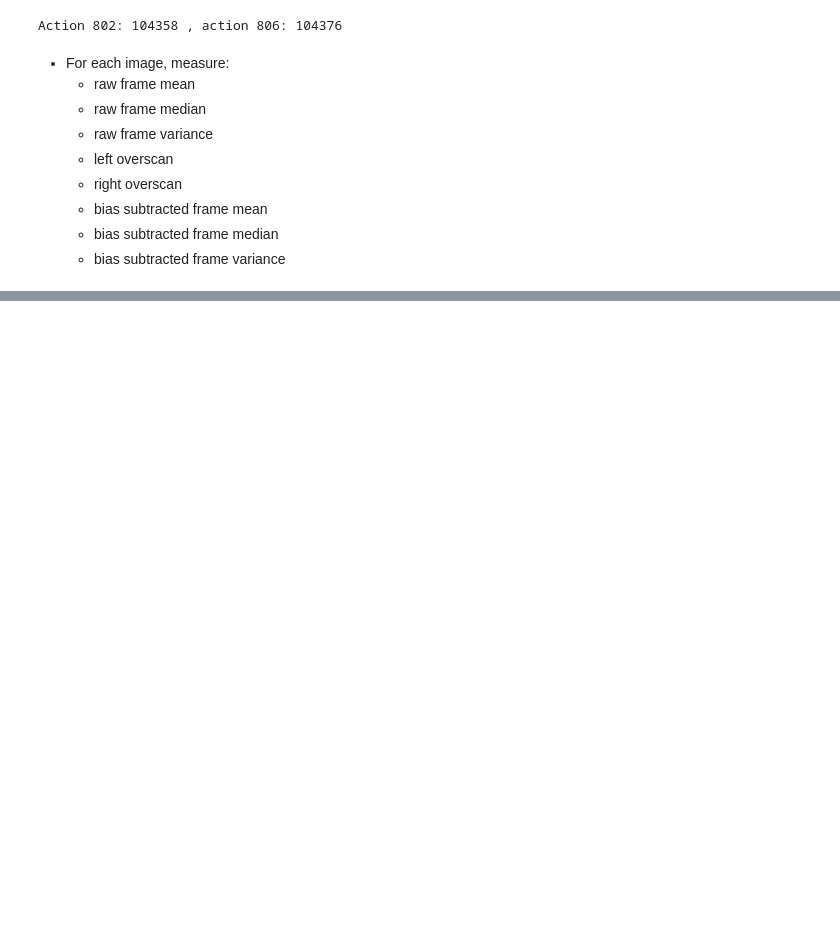
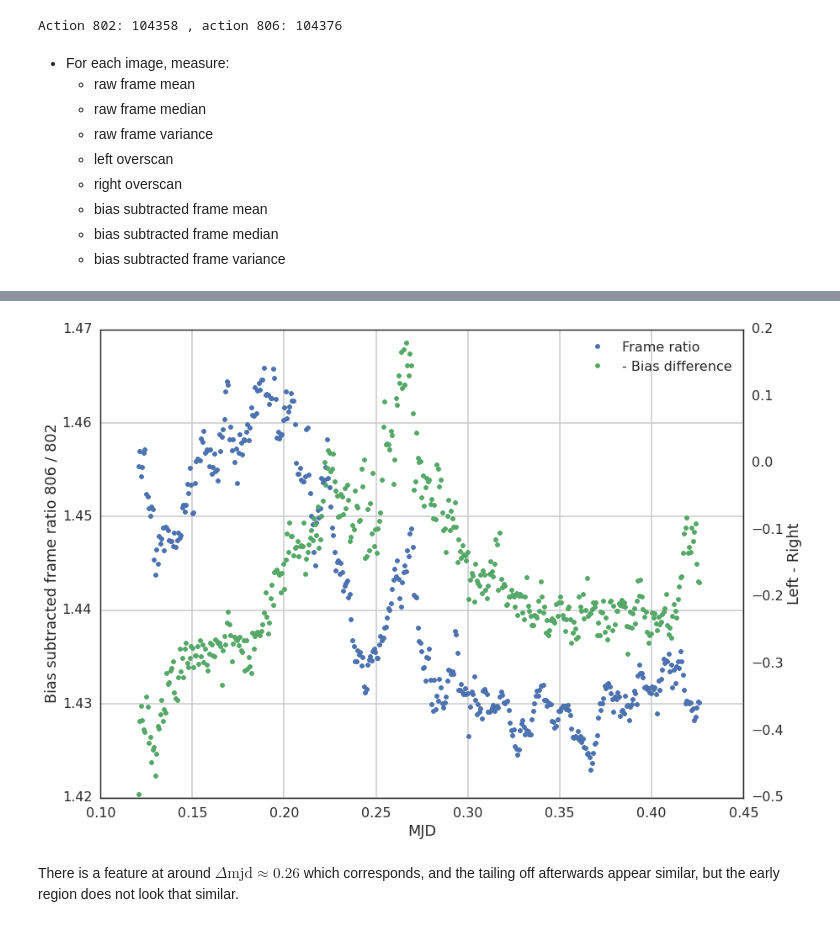
Before and after one commit to NGTS/analysis-camera-voltages, a Jupyter notebook: paladin_analysis.ipynb, the cells around one changed output, grey strips where cells are left out. Cells and saved outputs as stored; diff of their text form; code cells hidden in the pictures; blank space fills up the shorter version.

```diff
--- a/paladin_analysis.ipynb
+++ b/paladin_analysis.ipynb
@@ -145,0 +236,14 @@ a = 10
+# %%
+with subplots() as (fig, axis):
+    lines = []
+    lines.append(axis.plot(bins[:-1], frame_ratio, '.',
+             color=colours[0])[0])
+    tax = axis.twinx()
+    lines.append(tax.plot(bins[:-1], bias_difference_ratio * -1., '.', color=colours[1])[0])
+    axis.legend(lines, ['Frame ratio', '- Bias difference'], loc='best')
+    axis.set(xlabel='MJD', ylabel='Bias subtracted frame ratio 806 / 802')
+    tax.set(ylabel='Left - Right')
+# %% [output]
+[figure, added]
+# %% [markdown]
+There is a feature at around $\Delta \mathrm{mjd} \approx 0.26$ which corresponds, and the tailing off afterwards appear similar, but the early region does not look that similar.
```
Also changed, not shown: parts of 23 cells of this notebook.
